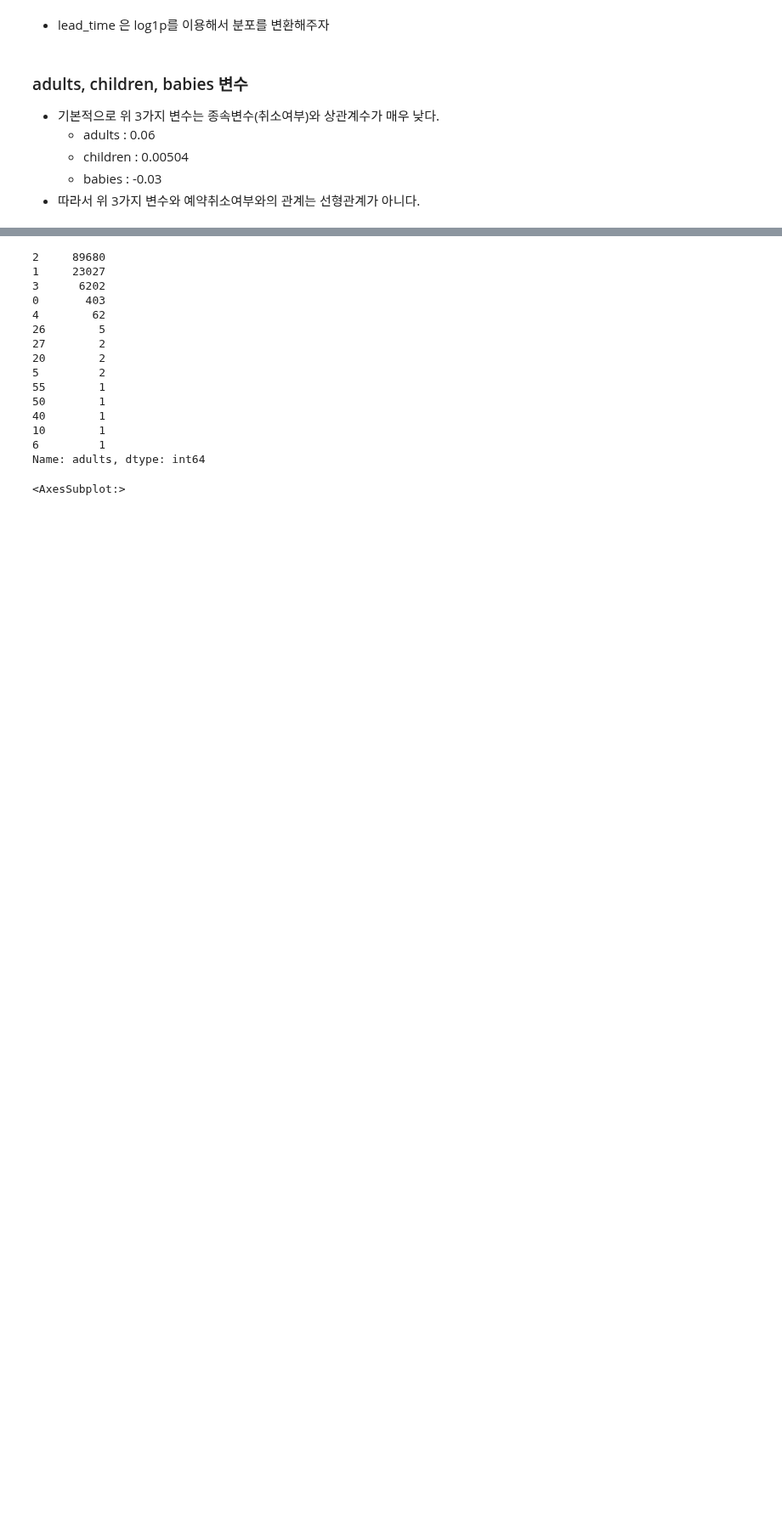
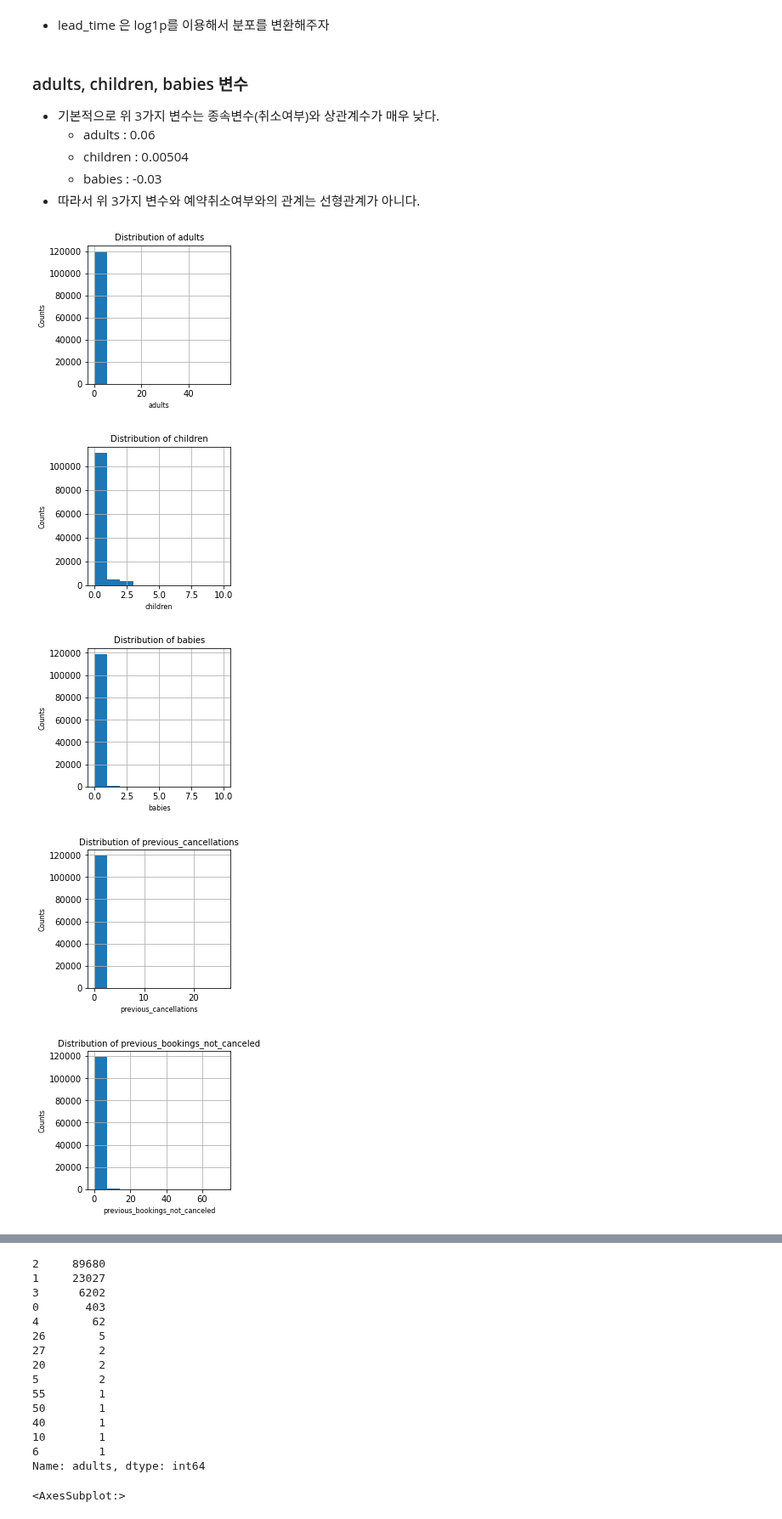
Before and after one commit to young-hun-jo/DataAnalysis, a Jupyter notebook: hotel_booking/prediction_modeling.ipynb, the cells around one changed output, grey strips where cells are left out. Shown at 85% size. Saved outputs shown, nothing was run; the diff lists cells and outputs as text; code cells hidden in the pictures; blank space fills up the shorter version.

```diff
--- a/hotel_booking/prediction_modeling.ipynb
+++ b/hotel_booking/prediction_modeling.ipynb
@@ -167,3 +215,18 @@ np.log1p(hotel['lead_time']).hist()
     * children : 0.00504
     * babies : -0.03
 - 따라서 위 3가지 변수와 예약취소여부와의 관계는 선형관계가 아니다.
+# %%
+hist_cols = ['adults','children','babies','previous_cancellations','previous_bookings_not_canceled',
+             'booking_changes','days_in_waiting_list','required_car_parking_spaces','total_of_special_requests']
+for col in hist_cols:
+    plt.figure(figsize=(3,3))
+    hotel[col].hist()
+    plt.title(f'Distribution of {col}', fontsize=10)
+    plt.xlabel(col, fontsize=8)
+    plt.ylabel('Counts', fontsize=8)
+# %% [output]
+[figure, added]
+[figure, added]
+[figure, added]
+[figure, added]
+[figure, added]
```
Also changed, not shown: parts of 34 cells of this notebook.
